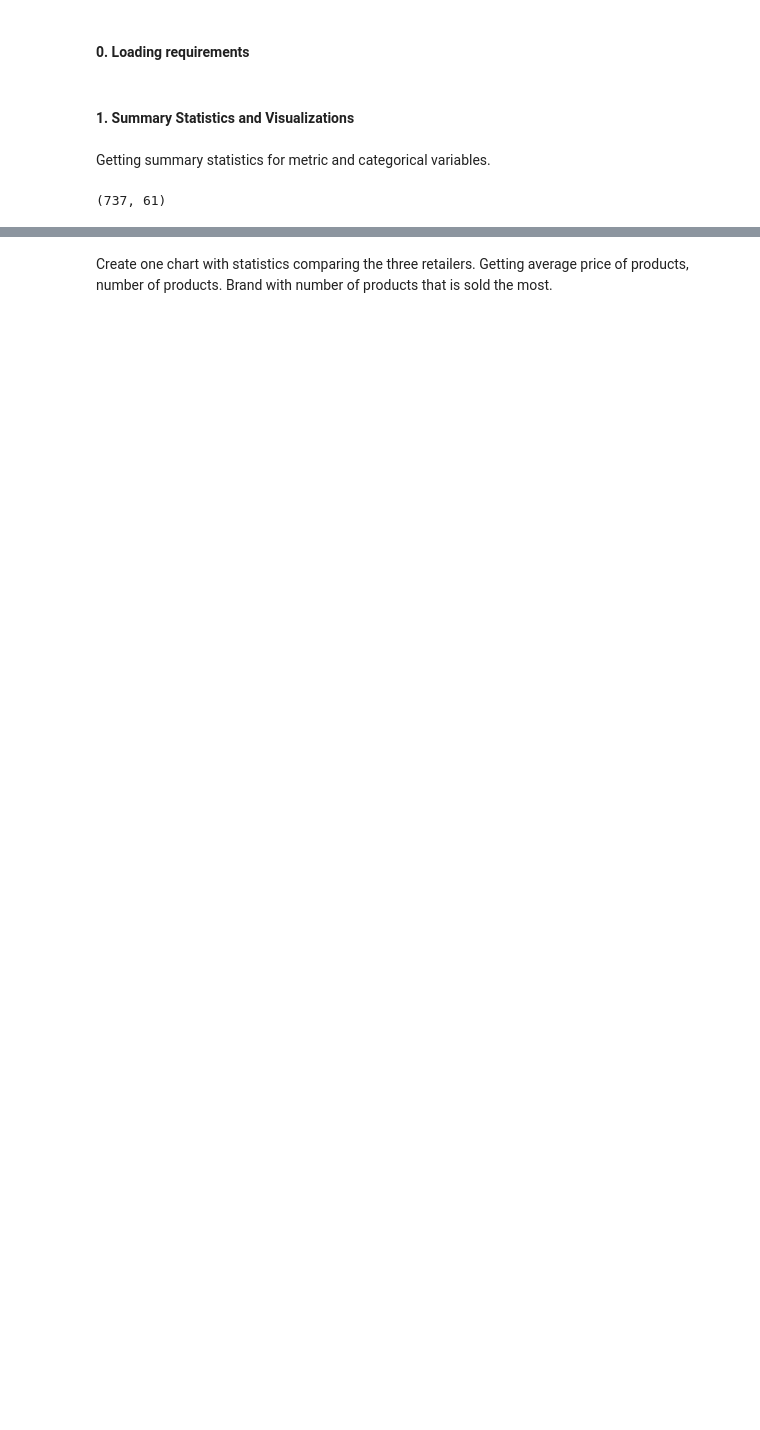
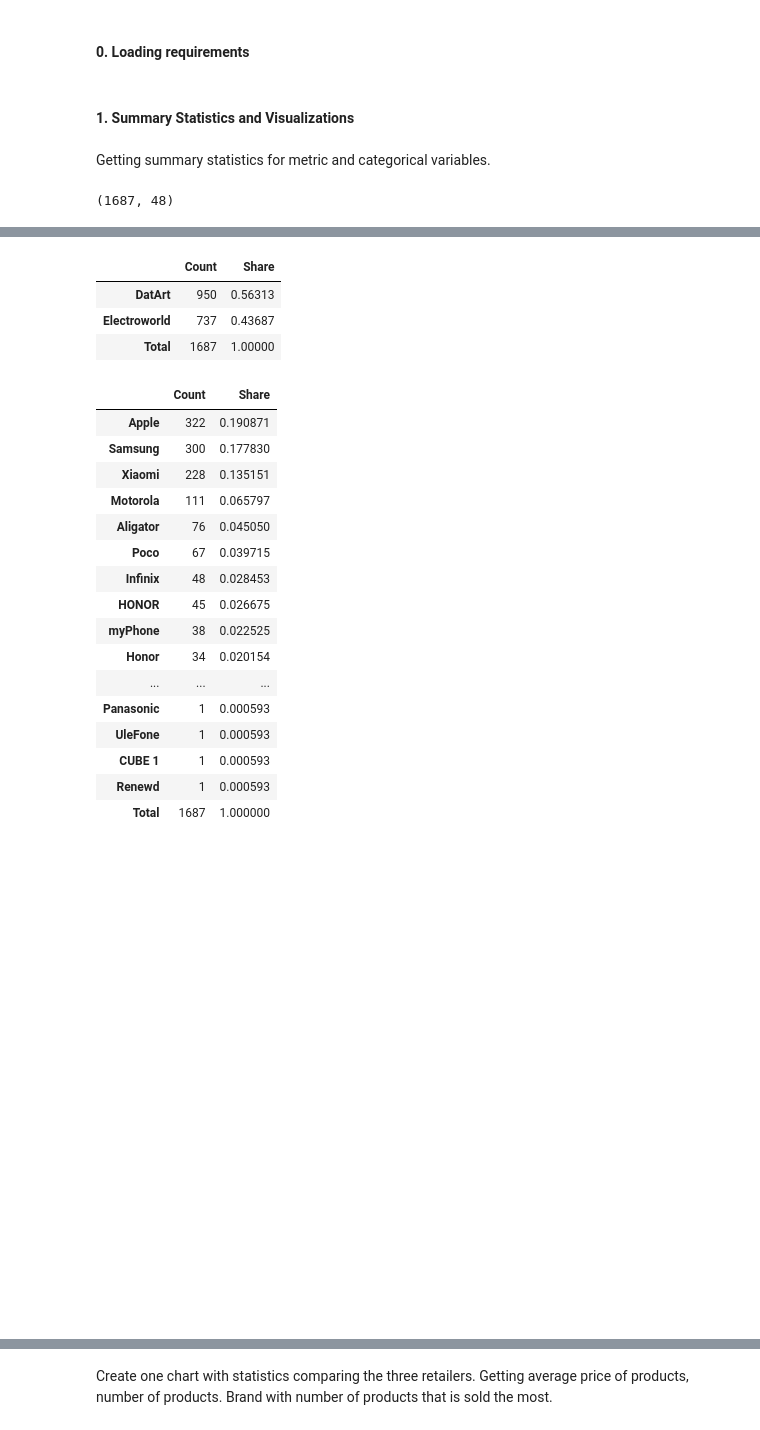
Before and after one commit to N0Data4U/Data-Processing-Project, a Jupyter notebook: data_analysis.ipynb, the cells around one changed output, grey strips where cells are left out. Drawn from its saved outputs; the diff is of its cells as text; code cells hidden in the pictures; blank space fills up the shorter version.

```diff
--- a/data_analysis.ipynb
+++ b/data_analysis.ipynb
@@ -32,5 +24,5 @@ data['bluetooth version'] = data['bluetooth version'].astype(str)
 # %%
 # Get dimension of the dataset
-data.shape
+print(data.shape)
 # %% [output]
-(737, 61)
+(1687, 48)
@@ -43,0 +29,29 @@ correlation_matrix = metric_variables.corr()
+# %%
+metric_variables = get_metric_variables(data)
+categorical_variables = get_categorical_variables(data)
+metric_variables_summary = get_metric_variables_summary(metric_variables)
+categorical_variables_summary = get_categorical_variables_summary(categorical_variables)
+# Correlation matrix for metric variables
+correlation_matrix = metric_variables.corr()
+display(metric_variables_summary)
+# Plot the table
+plt.figure(figsize=(8, 6))
+# Remove axis
+plt.axis('off')
+# Save the table as a PNG file
+plt.savefig('metric_variables_table.png', bbox_inches='tight', pad_inches=0.1)
+
+display(categorical_variables_summary['online-retailer'])
+plt.figure(figsize=(8, 6))
+# Remove axis
+plt.axis('off')
+# Save the table as a PNG file
+plt.savefig('online_retailer_table.png', bbox_inches='tight', pad_inches=0.1)
+
+display(categorical_variables_summary['brand'])
+plt.figure(figsize=(8, 6))
+# Remove axis
+plt.axis('off')
+# Save the table as a PNG file
+plt.savefig('brand_table.png', bbox_inches='tight', pad_inches=0.1)
+# %% [output]
@@ -43,0 +75,22 @@ correlation_matrix = metric_variables.corr()
+|  | Count | Share |
+| DatArt | 950 | 0.56313 |
+| Electroworld | 737 | 0.43687 |
+| Total | 1687 | 1.00000 |
+|  | Count | Share |
+| Apple | 322 | 0.190871 |
+| Samsung | 300 | 0.177830 |
+| Xiaomi | 228 | 0.135151 |
+| Motorola | 111 | 0.065797 |
+| Aligator | 76 | 0.045050 |
+| Poco | 67 | 0.039715 |
+| Infinix | 48 | 0.028453 |
+| HONOR | 45 | 0.026675 |
+| myPhone | 38 | 0.022525 |
+| Honor | 34 | 0.020154 |
+| ... | ... | ... |
+| Panasonic | 1 | 0.000593 |
+| UleFone | 1 | 0.000593 |
+| CUBE 1 | 1 | 0.000593 |
+| Renewd | 1 | 0.000593 |
+| Total | 1687 | 1.000000 |
+[figure, added]
```
Also changed, not shown: parts of 95 cells of this notebook, 43 other files.
